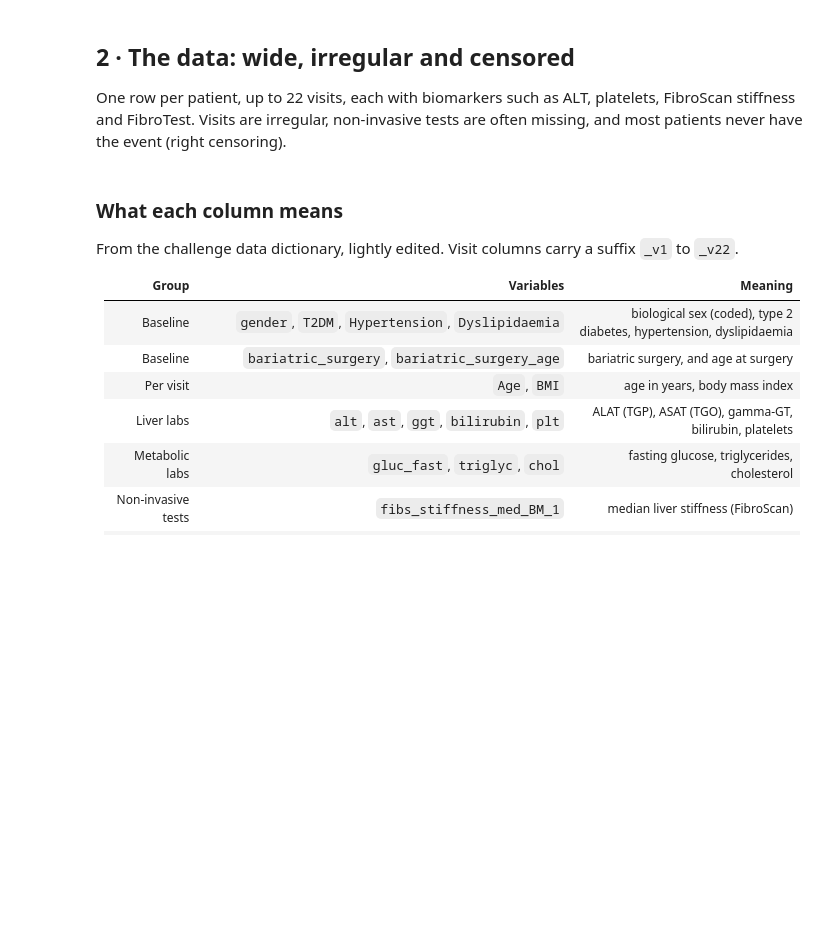
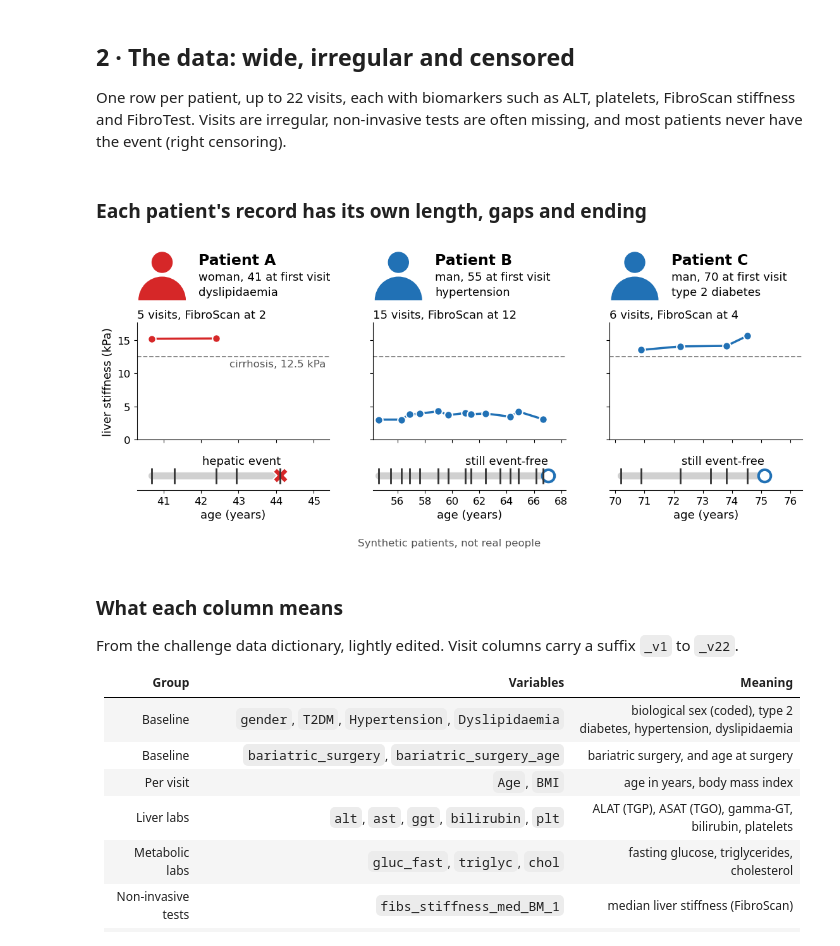
Before and after one commit to dronny111/annitia, a Jupyter notebook: talk/annitia_talk.ipynb, the cells around one changed output. Drawn from its saved outputs; the diff is of its cells as text; code cells hidden in the pictures; blank space fills up the shorter version.

```diff
--- a/talk/annitia_talk.ipynb
+++ b/talk/annitia_talk.ipynb
@@ -108,6 +116,14 @@ incompatible outputs (log-times, hazards, 0-100 LLM scores) can be combined safe
 One row per patient, up to 22 visits, each with biomarkers such as ALT, platelets, FibroScan
 stiffness and FibroTest. Visits are irregular, non-invasive tests are often missing, and most
 patients never have the event (right censoring).
+# %% [markdown]
+### Each patient's record has its own length, gaps and ending
+# %%
+import patient_cards as PC
+three = PC.pick(C)
+PC.draw(three)
+# %% [output]
+[figure, added]
 # %% [markdown]
 ### What each column means
 From the challenge data dictionary, lightly edited. Visit columns carry a suffix `_v1` to `_v22`.
```
Also changed, not shown: parts of 50 cells of this notebook, 19 other files.
